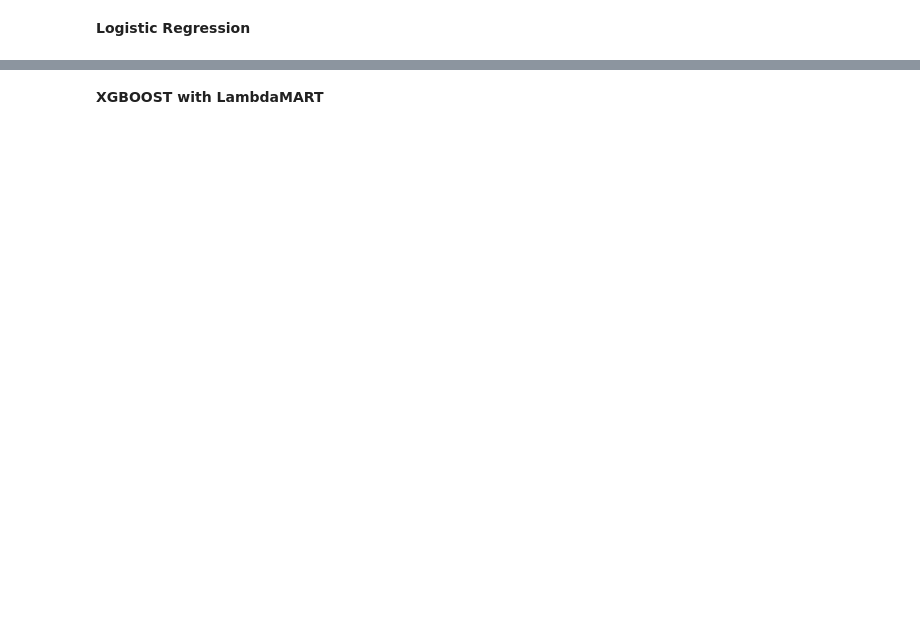
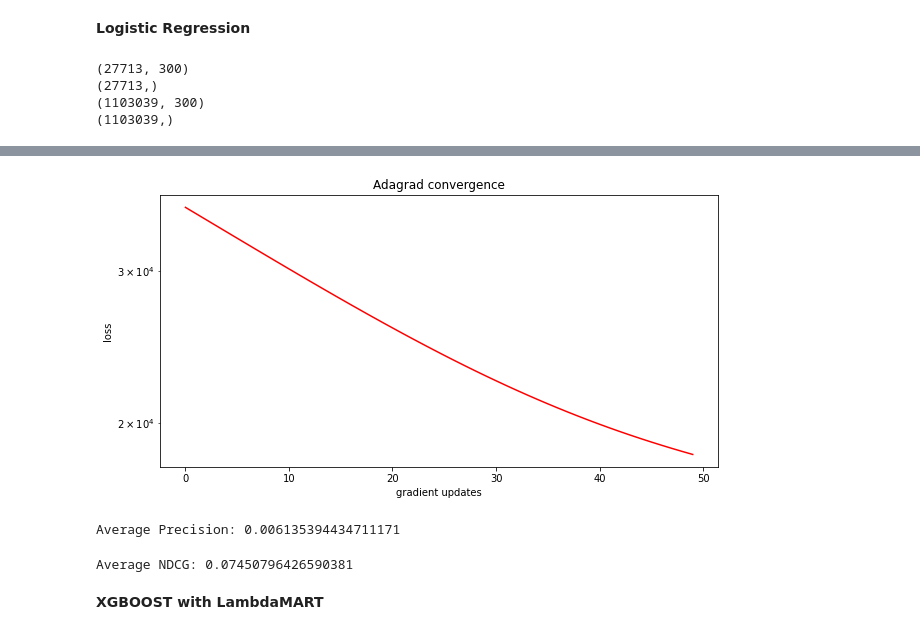
Before and after one commit to apof/Information-Retrieval---Data-Mining-, a Jupyter notebook: IRDM_Project2.ipynb, the cells around one changed output, grey strips where cells are left out. Cells and saved outputs as stored; diff of their text form; code cells hidden in the pictures; blank space fills up the shorter version.

```diff
--- a/IRDM_Project2.ipynb
+++ b/IRDM_Project2.ipynb
@@ -467,5 +566,20 @@ test_inputs = combine_representations(test_queries_represenations,test_passage_r
 # %% [markdown]
 **Logistic Regression**
+# %%
+train_inputs = joblib.load('drive/MyDrive/Vectors/train_inputs')
+train_labels = np.array(joblib.load('drive/MyDrive/Vectors/train_labels'))
+test_inputs = joblib.load('drive/MyDrive/Vectors/test_inputs')
+test_labels = joblib.load('drive/MyDrive/Vectors/test_labels')
+# %%
+print(train_inputs.shape)
+print(train_labels.shape)
+print(test_inputs.shape)
+print(test_labels.shape)
+# %% [output]
+(27713, 300)
+(27713,)
+(1103039, 300)
+(1103039,)
 # %%
 def predict(w,xTr):
   return xTr@w
@@ -516,7 +630,7 @@ def grad_descent(func,w,alpha,maxiter,tol=1e-02):
     return w, losses
 # %%
 _, d = train_inputs.shape
-w, losses = grad_descent(lambda weight: logistic(weight, train_inputs, sampled_labels), np.random.rand(d), 0.0001, 500)
+w, losses = grad_descent(lambda weight: logistic(weight, train_inputs, train_labels), np.random.rand(d), 0.0001, 500)
 
 plt.figure(figsize=(10,5))
 plt.semilogy(losses, c='r', linestyle='-')
@@ -524,3 +638,4 @@ plt.xlabel("gradient updates")
 plt.ylabel("loss")
 plt.title("Adagrad convergence")
 print("Final train loss: %f" % losses[-1])
+# %% [output]
@@ -527,9 +643,14 @@ print("Final train loss: %f" % losses[-1])
+[figure, added]
 # %%
 predictions = predict(w,test_inputs)
 # %%
 Average_Precision(predictions,test_labels,test_query_dict,test_relevant_passages_dict)
+# %% [output]
+Average Precision: 0.006135394434711171
 # %%
 Average_NDCG(predictions,test_labels,test_query_dict,test_relevant_passages_dict)
+# %% [output]
+Average NDCG: 0.07450796426590381
 # %% [markdown]
 **XGBOOST with LambdaMART**
 # %%
```
Also changed, not shown: parts of 17 cells of this notebook.
